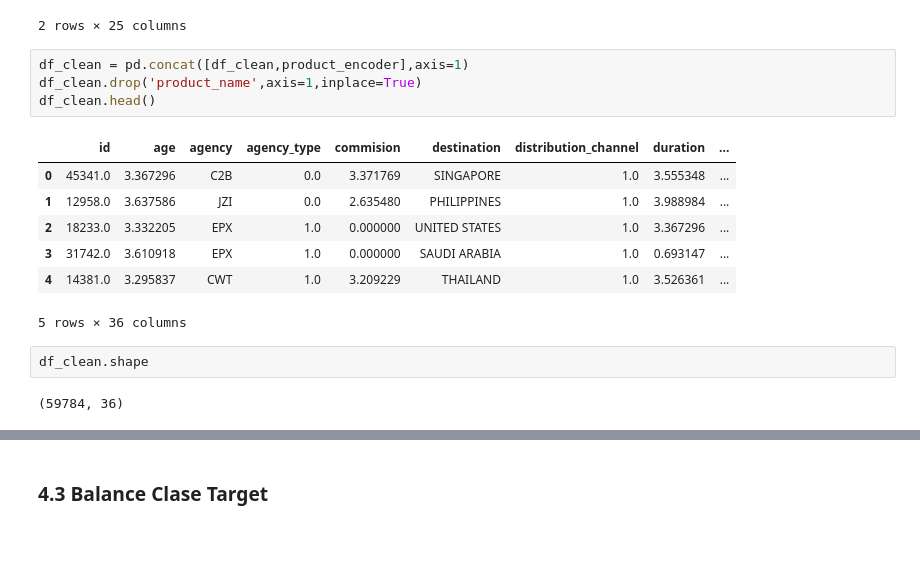
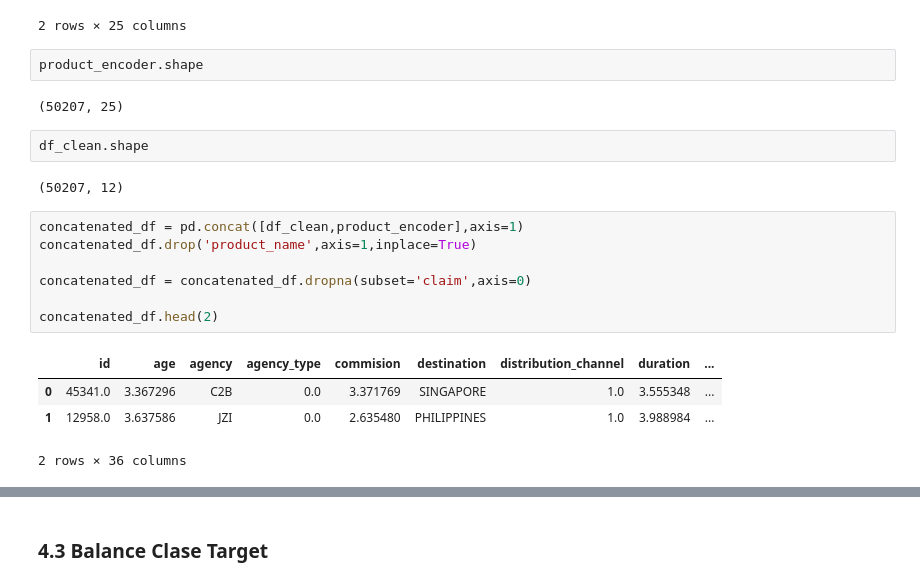
Before and after one commit to gdelgador/MineriaDatos, a Jupyter notebook: Actividad1.ipynb, the cells around one changed output, grey strips where cells are left out. Saved outputs shown, nothing was run; the diff lists cells and outputs as text; blank space fills up the shorter version.

```diff
--- a/Actividad1.ipynb
+++ b/Actividad1.ipynb
@@ -532,22 +536,26 @@ product_encoder.head(2)
 | 0 | 0.0 | 0.0 | 0.0 | 0.0 | ... |
 | 1 | 0.0 | 0.0 | 0.0 | 0.0 | ... |
 2 rows × 25 columns
-# %%
-df_clean = pd.concat([df_clean,product_encoder],axis=1)
-df_clean.drop('product_name',axis=1,inplace=True)
-df_clean.head()
-# %% [output]
-|  | id | age | agency | agency_type | commision | destination | distribution_channel | duration | ... |
-| 0 | 45341.0 | 3.367296 | C2B | 0.0 | 3.371769 | SINGAPORE | 1.0 | 3.555348 | ... |
-| 1 | 12958.0 | 3.637586 | JZI | 0.0 | 2.635480 | PHILIPPINES | 1.0 | 3.988984 | ... |
-| 2 | 18233.0 | 3.332205 | EPX | 1.0 | 0.000000 | UNITED STATES | 1.0 | 3.367296 | ... |
-| 3 | 31742.0 | 3.610918 | EPX | 1.0 | 0.000000 | SAUDI ARABIA | 1.0 | 0.693147 | ... |
-| 4 | 14381.0 | 3.295837 | CWT | 1.0 | 3.209229 | THAILAND | 1.0 | 3.526361 | ... |
-5 rows × 36 columns
+# %%
+product_encoder.shape
+# %% [output]
+(50207, 25)
 # %%
 df_clean.shape
 # %% [output]
-(59784, 36)
+(50207, 12)
+# %%
+concatenated_df = pd.concat([df_clean,product_encoder],axis=1)
+concatenated_df.drop('product_name',axis=1,inplace=True)
+
+concatenated_df = concatenated_df.dropna(subset='claim',axis=0)
+
+concatenated_df.head(2)
+# %% [output]
+|  | id | age | agency | agency_type | commision | destination | distribution_channel | duration | ... |
+| 0 | 45341.0 | 3.367296 | C2B | 0.0 | 3.371769 | SINGAPORE | 1.0 | 3.555348 | ... |
+| 1 | 12958.0 | 3.637586 | JZI | 0.0 | 2.635480 | PHILIPPINES | 1.0 | 3.988984 | ... |
+2 rows × 36 columns
 # %%
 # Agencia
 
```
Also changed, not shown: parts of 18 cells of this notebook, 1 other file.
